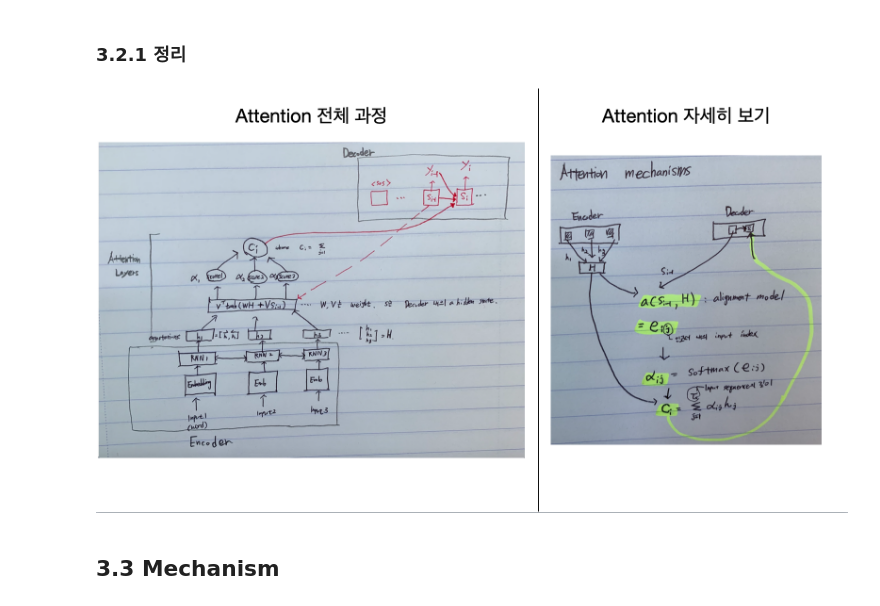
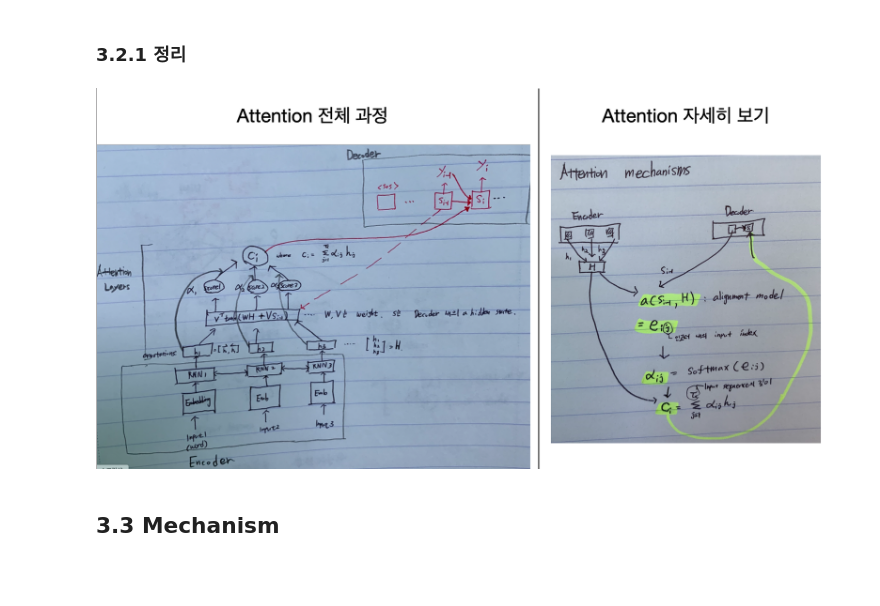
Before and after one commit to Intelligence-Engineering-LAB-KU/Seminar, a Jupyter notebook: summer_2020/1006_Attention.ipynb, the cells around one changed output. Drawn from its saved outputs; the diff is of its cells as text; code cells hidden in the pictures; blank space fills up the shorter version.

```diff
--- a/summer_2020/1006_Attention.ipynb
+++ b/summer_2020/1006_Attention.ipynb
@@ -89,9 +89,9 @@ $$ s_i = f(s_{i-1}, y_{i-1}, c_i)$$
 # %% [markdown]
 ### 3.2.1 정리
 # %%
-Image('18.png')
+Image('22.png')
 # %% [output]
-[figure, old version]
+[figure, new version]
 # %% [markdown]
 ## 3.3 Mechanism
 # %%
```
Also changed, not shown: parts of 1 cell of this notebook.
